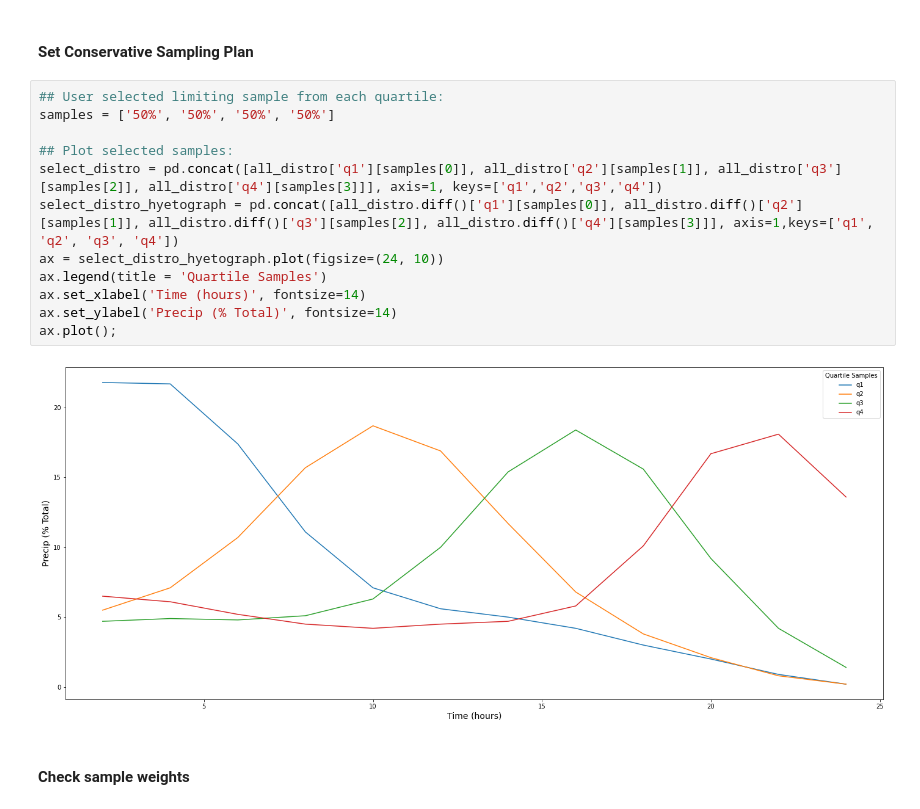
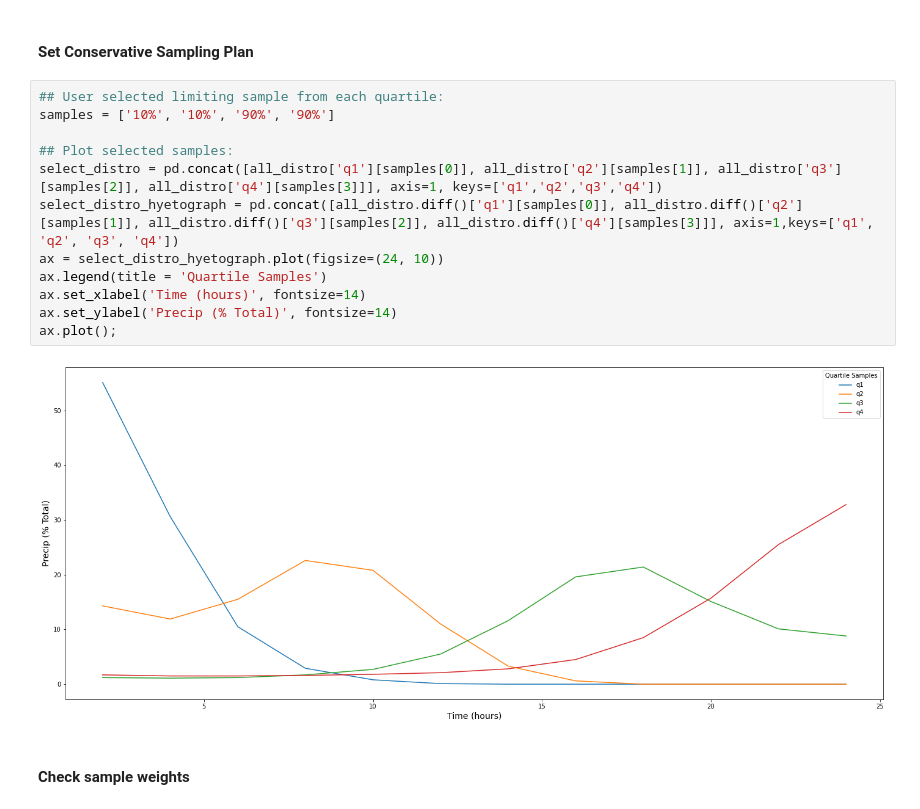
Before and after one commit to sravank0/pfra-hydromet, a Jupyter notebook: notebooks/pluvial/PrecipTable.ipynb, the cells around one changed output. Cells and saved outputs as stored; diff of their text form.

```diff
--- a/notebooks/pluvial/PrecipTable.ipynb
+++ b/notebooks/pluvial/PrecipTable.ipynb
@@ -324,18 +323,18 @@ all_distro.head(2)
 #### Set Conservative Sampling Plan
 # %%
 ## User selected limiting sample from each quartile:
-samples = ['50%', '50%', '50%', '50%']
+samples = ['10%', '10%', '90%', '90%']
 
 ## Plot selected samples:
 select_distro = pd.concat([all_distro['q1'][samples[0]], all_distro['q2'][samples[1]], all_distro['q3'][samples[2]], all_distro['q4'][samples[3]]], axis=1, keys=['q1','q2','q3','q4'])
 select_distro_hyetograph = pd.concat([all_distro.diff()['q1'][samples[0]], all_distro.diff()['q2'][samples[1]], all_distro.diff()['q3'][samples[2]], all_distro.diff()['q4'][samples[3]]], axis=1,keys=['q1', 'q2', 'q3', 'q4'])
 ax = select_distro_hyetograph.plot(figsize=(24, 10))
 ax.legend(title = 'Quartile Samples')
 ax.set_xlabel('Time (hours)', fontsize=14)
 ax.set_ylabel('Precip (% Total)', fontsize=14)
 ax.plot();
 # %% [output]
-[figure, old version]
+[figure, new version]
 # %% [markdown]
 #### Check sample weights
 # %%
```
Also changed, not shown: parts of 2 cells of this notebook, 2 other files.
